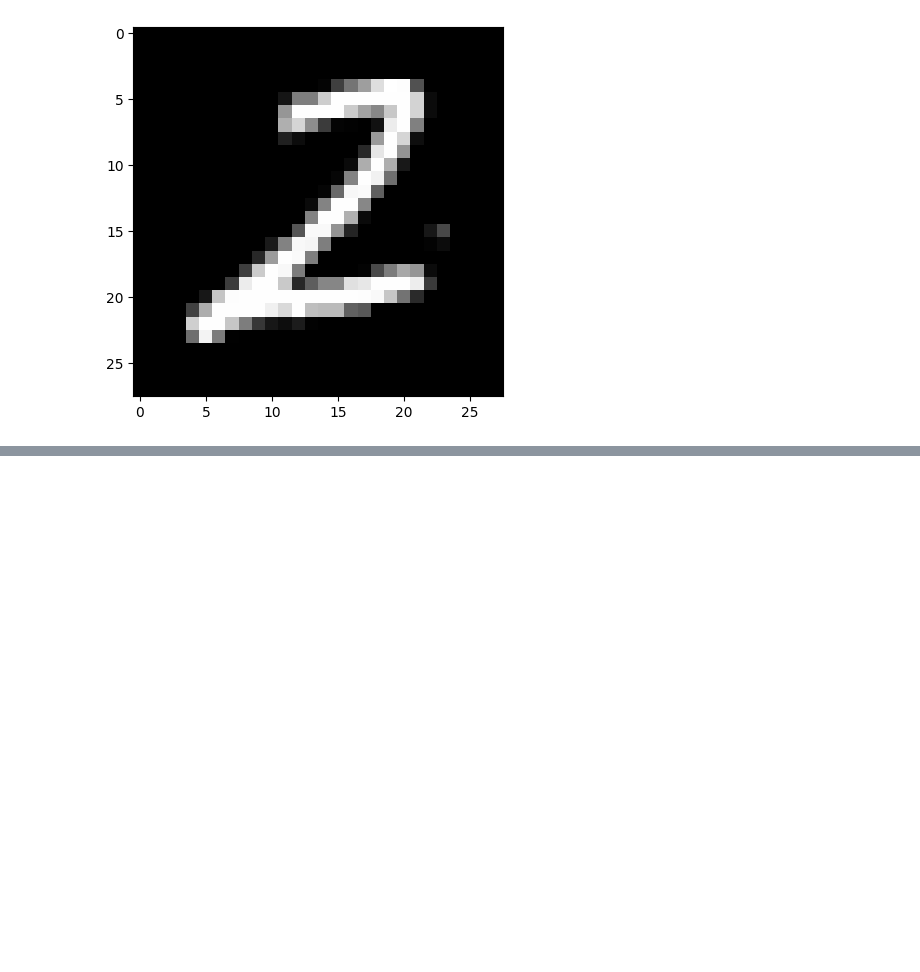
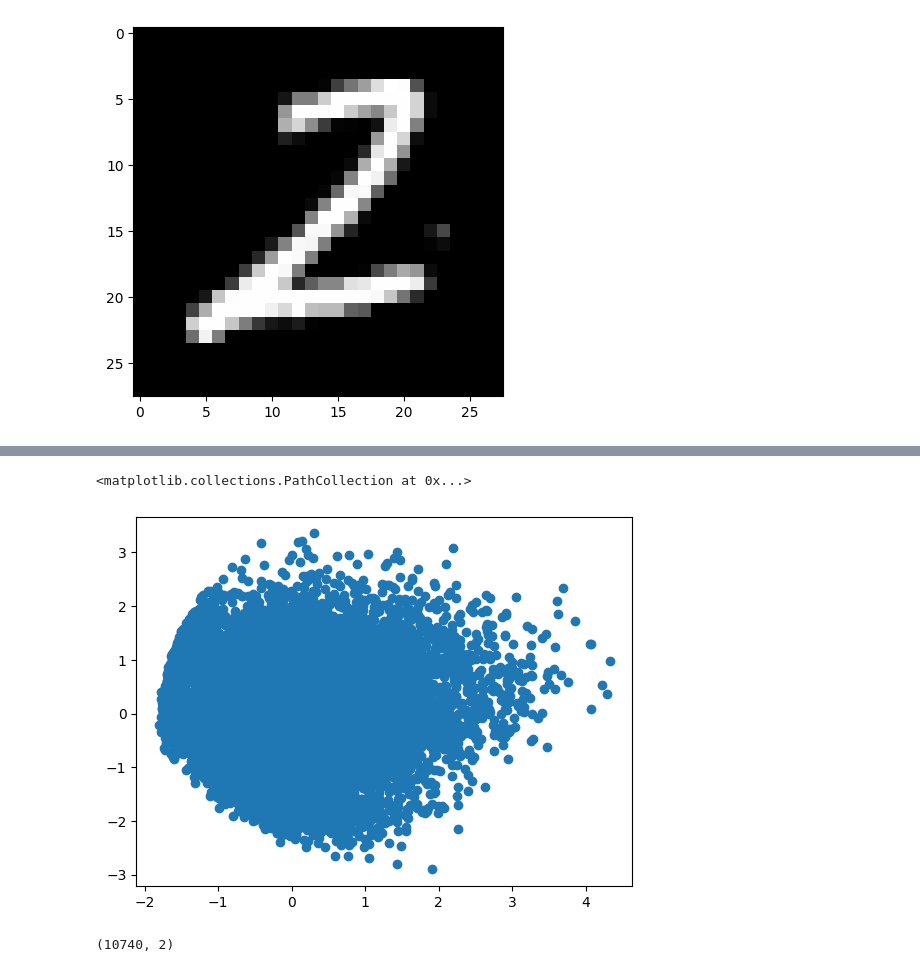
Before and after one commit to krithikajain/Handwritten-Digits-Clustering-using-K-Means, a Jupyter notebook: kmeans_clustering.ipynb, the cells around one changed output, grey strips where cells are left out. Saved outputs shown, nothing was run; the diff lists cells and outputs as text; code cells hidden in the pictures; blank space fills up the shorter version.

```diff
--- a/kmeans_clustering.ipynb
+++ b/kmeans_clustering.ipynb
@@ -25,0 +40,8 @@ plt.show()
+# %%
+transformed_imgs = []
+
+for image in range(flat_data.shape[0]):
+  blurred_image = apply_blur(flat_data[image].reshape(28, 28))
+  transformed_imgs.append(blurred_image.reshape(-1))
+
+transformed_imgs = np.array(transformed_imgs)
@@ -26,6 +52,7 @@ plt.show()
 # %%
-pca = PCA(n_components=0.9)
-reduced_data = pca.fit_transform(data)
+# dimensionality reduction where 90% data is retained
+pca = PCA(n_components=0.90)
+reduced_data = pca.fit_transform(transformed_imgs)
 # %%
 reduced_data.shape
 # %% [output]
@@ -32,0 +60,3 @@ reduced_data.shape
+# %%
+scaler = StandardScaler()
+scaled_data = scaler.fit_transform(reduced_data)
@@ -32,0 +66,5 @@ reduced_data.shape
+# %%
+plt.scatter(scaled_data[:,0], scaled_data[:,1])
+# %% [output]
+<matplotlib.collections.PathCollection at 0x...>
+[figure, added]
@@ -32,0 +75,4 @@ reduced_data.shape
+# %%
+lower_dimension_data.shape
+# %% [output]
+(10740, 2)
```
Also changed, not shown: parts of 19 cells of this notebook.
